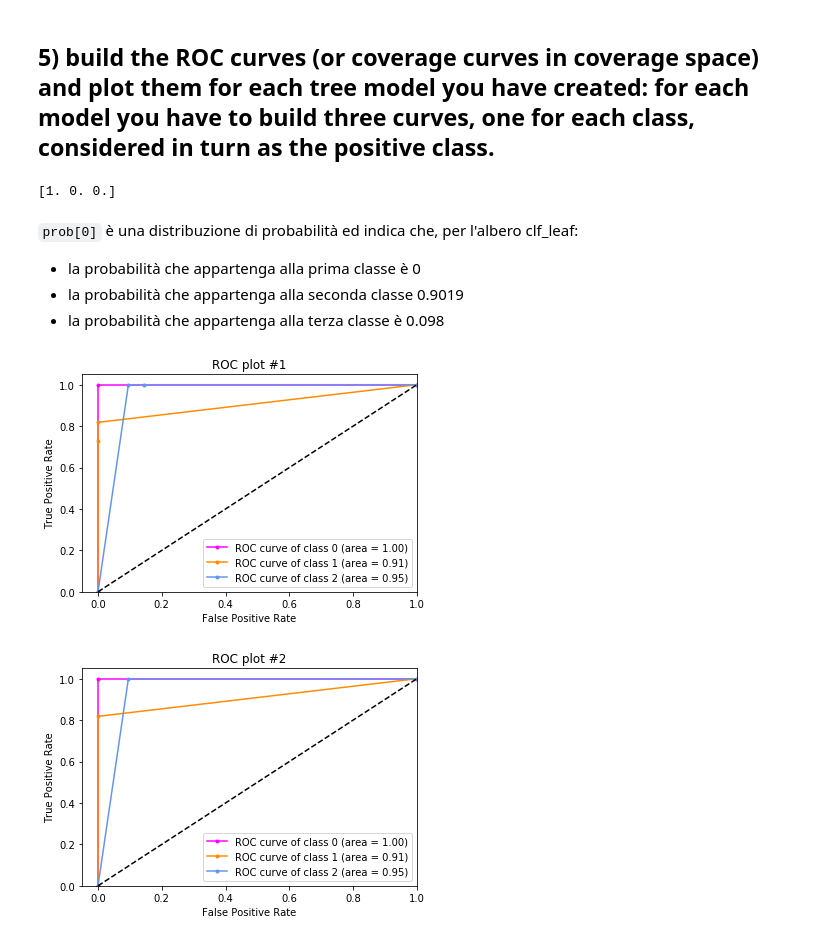
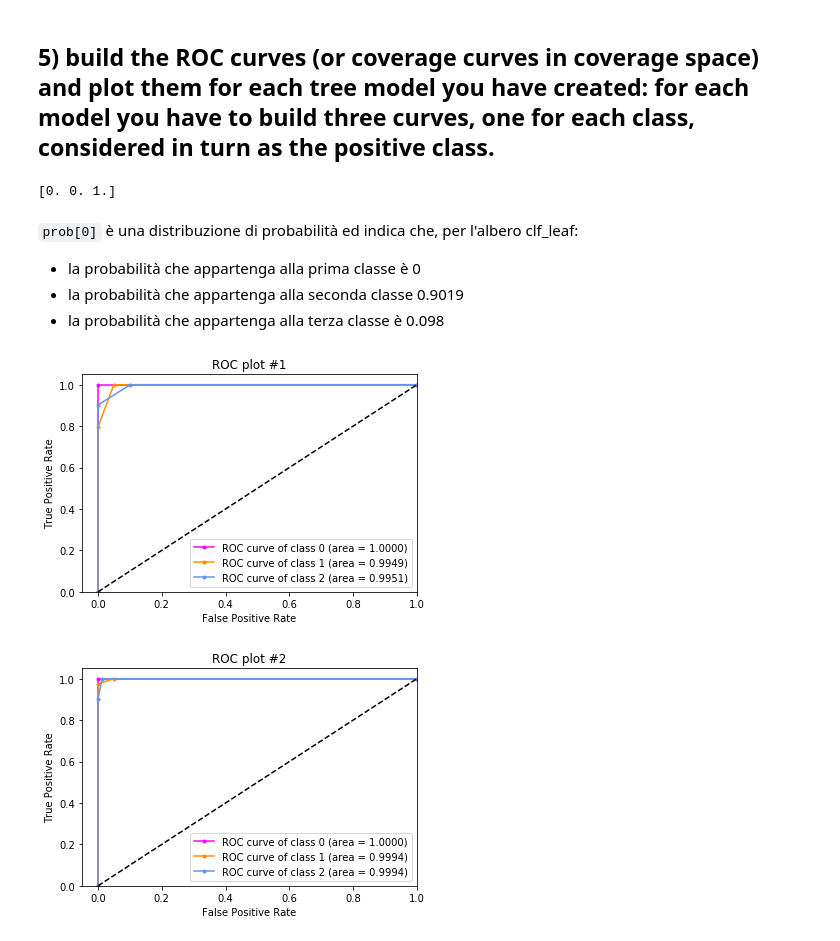
Before and after one commit to marcocaldera/machine-learning-exercises, a Jupyter notebook: meo/01-Tree/tree_lab.ipynb, the cells around one changed output. Drawn from its saved outputs; the diff is of its cells as text; code cells hidden in the pictures.

```diff
--- a/meo/01-Tree/tree_lab.ipynb
+++ b/meo/01-Tree/tree_lab.ipynb
@@ -391,7 +391,7 @@ def roc_plot(classes, pred, actual, title):
 
     colors = ['magenta', 'darkorange', 'cornflowerblue']
     for i, color in zip(range(len(classes)), colors):
-        plt.plot(fpr[i], tpr[i], color=color,label='ROC curve of class {0} (area = {1:0.2f})'.format(i, roc[i]), marker='.')
+        plt.plot(fpr[i], tpr[i], color=color,label='ROC curve of class {0} (area = {1:0.4f})'.format(i, roc[i]), marker='.')
 
     plt.plot([0, 1], [0, 1], 'k--')
     plt.xlim([-0.05, 1.0])
@@ -402,10 +402,10 @@ def roc_plot(classes, pred, actual, title):
     plt.legend(loc="lower right")
     plt.show()
 # %%
-prob = clf_leaf.predict_proba(iris_X_test)
+prob = clf_leaf.predict_proba(iris_X_train)
 print(prob[0])
 # %% [output]
-[1. 0. 0.]
+[0. 0. 1.]
 # %% [markdown]
 `prob[0]` è una distribuzione di probabilità ed indica che, per l'albero clf_leaf:
 
@@ -413,19 +413,19 @@ print(prob[0])
 - la probabilità che appartenga alla seconda classe 0.9019
 - la probabilità che appartenga alla terza classe è 0.098
 # %%
-actual_prob = np.zeros((iris_y_test.size, 3))
-for i,y in enumerate(iris_y_test):
+actual_prob = np.zeros((iris_y_train.size, 3))
+for i,y in enumerate(iris_y_train):
     actual_prob[i,y] = 1 # es. [0,0,1]
 
 roc_plot(clf_leaf.classes_, prob, actual_prob, "ROC plot #1")
 # %% [output]
-[figure, old version]
+[figure, new version]
 # %%
-prob_i = clf_impurity.predict_proba(iris_X_test)
-actual_prob_i = np.zeros((iris_y_test.size, 3))
-for i,y in enumerate(iris_y_test):
+prob_i = clf_impurity.predict_proba(iris_X_train)
+actual_prob_i = np.zeros((iris_y_train.size, 3))
+for i,y in enumerate(iris_y_train):
     actual_prob_i[i,y] = 1
 
 roc_plot(clf_impurity.classes_, prob_i, actual_prob_i, "ROC plot #2")
 # %% [output]
-[figure, old version]
+[figure, new version]
```
Also changed, not shown: 3 other files.
